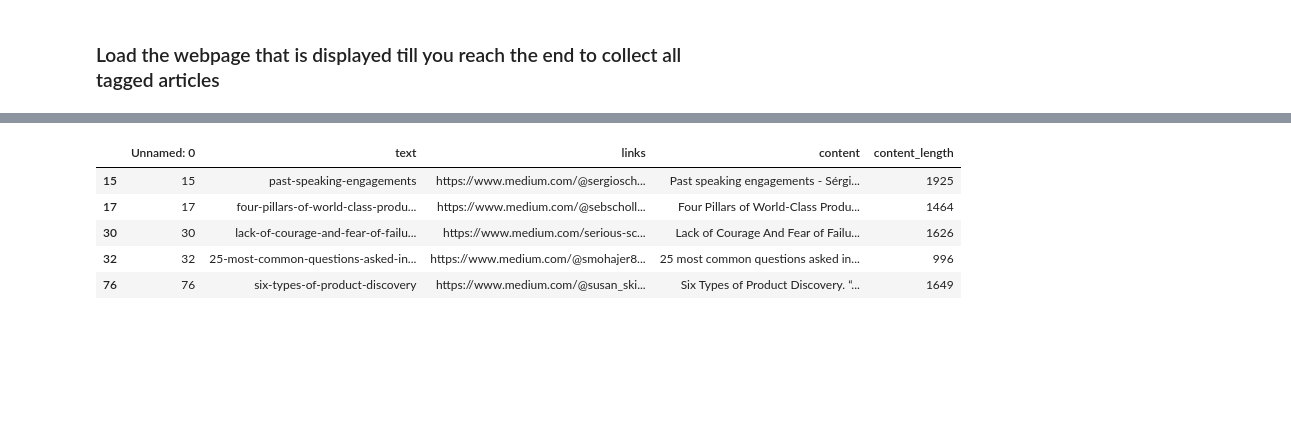
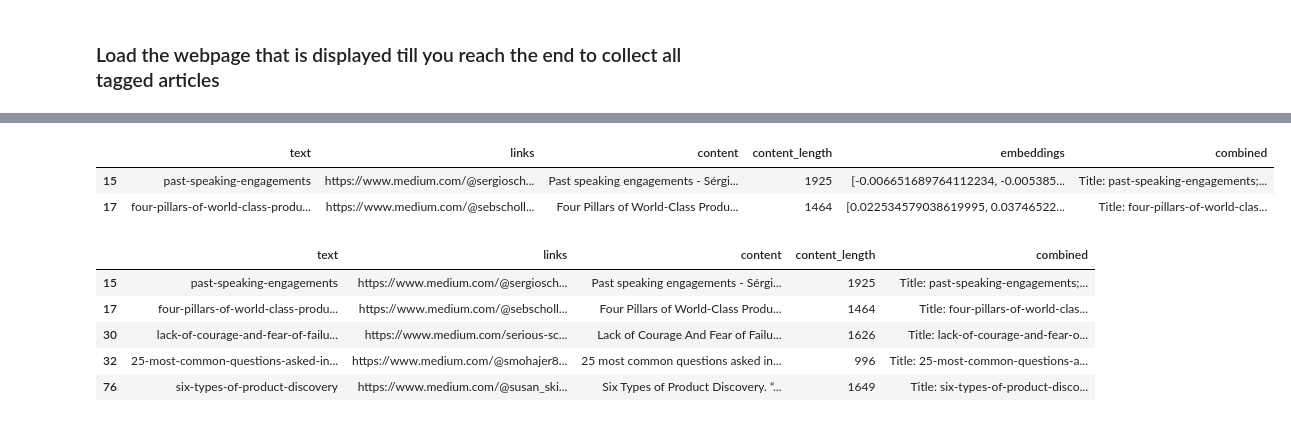
Before and after one commit to annasba07/product-manager-companion, a Jupyter notebook: Medium Article Scraping.ipynb, the cells around one changed output, grey strips where cells are left out. Saved outputs shown, nothing was run; the diff lists cells and outputs as text; code cells hidden in the pictures; blank space fills up the shorter version.

```diff
--- a/Medium Article Scraping.ipynb
+++ b/Medium Article Scraping.ipynb
@@ -424,16 +225,35 @@ df2
+# %%
+# get data from csv and store in df
+import pandas as pd
+
+
+df2 = None
+
+
+
+input_datapath = 'product_management2_with_embeddings.csv'  # to save space, we provide a pre-filtered dataset
+df2 = pd.read_csv(input_datapath, index_col=0)
+#df2 = df2[['Text', 'Links', 'Content', 'Content_Length', 'Embeddings']]
+df2 = df2.dropna()
+df2['combined'] = "Title: " + df2.text.str.strip() + "; Content: " + df2.content.str.strip()
+df2 = df2[df2.content_length < 2000]
+df2.head(2)
+# %% [output]
+|  | text | links | content | content_length | embeddings | combined |
+| 15 | past-speaking-engagements | https://www.medium.com/@sergiosch... | Past speaking engagements - Sérgi... | 1925 | [-0.006651689764112234, -0.005385... | Title: past-speaking-engagements;... |
+| 17 | four-pillars-of-world-class-produ... | https://www.medium.com/@sebscholl... | Four Pillars of World-Class Produ... | 1464 | [0.022534579038619995, 0.03746522... | Title: four-pillars-of-world-clas... |
 # %%
 # drop embeddings from df2
 
 df2 = df2.drop(columns=['embeddings'])
-# %%
-
-df2 = df2[df2.content_length < 2000]
-
-df2
-# %% [output]
-|  | Unnamed: 0 | text | links | content | content_length |
-| 15 | 15 | past-speaking-engagements | https://www.medium.com/@sergiosch... | Past speaking engagements - Sérgi... | 1925 |
-| 17 | 17 | four-pillars-of-world-class-produ... | https://www.medium.com/@sebscholl... | Four Pillars of World-Class Produ... | 1464 |
-| 30 | 30 | lack-of-courage-and-fear-of-failu... | https://www.medium.com/serious-sc... | Lack of Courage And Fear of Failu... | 1626 |
-| 32 | 32 | 25-most-common-questions-asked-in... | https://www.medium.com/@smohajer8... | 25 most common questions asked in... | 996 |
-| 76 | 76 | six-types-of-product-discovery | https://www.medium.com/@susan_ski... | Six Types of Product Discovery. “... | 1649 |
+# %%
+
+
+df2
+# %% [output]
+|  | text | links | content | content_length | combined |
+| 15 | past-speaking-engagements | https://www.medium.com/@sergiosch... | Past speaking engagements - Sérgi... | 1925 | Title: past-speaking-engagements;... |
+| 17 | four-pillars-of-world-class-produ... | https://www.medium.com/@sebscholl... | Four Pillars of World-Class Produ... | 1464 | Title: four-pillars-of-world-clas... |
+| 30 | lack-of-courage-and-fear-of-failu... | https://www.medium.com/serious-sc... | Lack of Courage And Fear of Failu... | 1626 | Title: lack-of-courage-and-fear-o... |
+| 32 | 25-most-common-questions-asked-in... | https://www.medium.com/@smohajer8... | 25 most common questions asked in... | 996 | Title: 25-most-common-questions-a... |
+| 76 | six-types-of-product-discovery | https://www.medium.com/@susan_ski... | Six Types of Product Discovery. “... | 1649 | Title: six-types-of-product-disco... |
```
Also changed, not shown: parts of 61 cells of this notebook.
